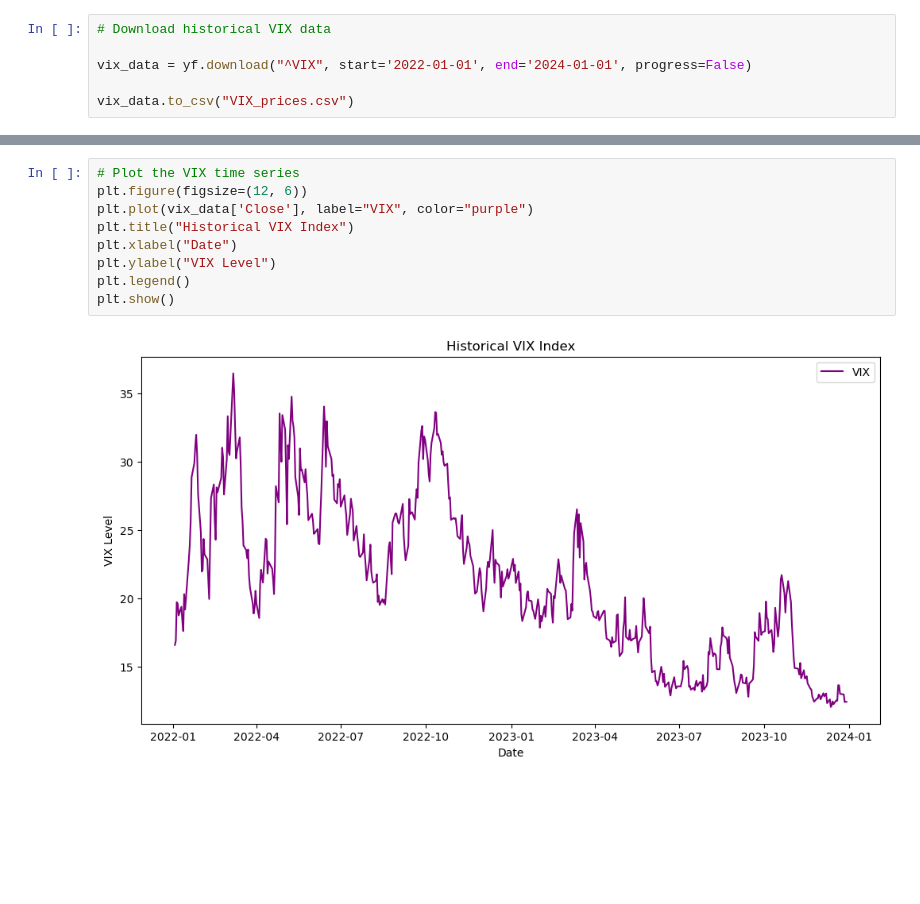
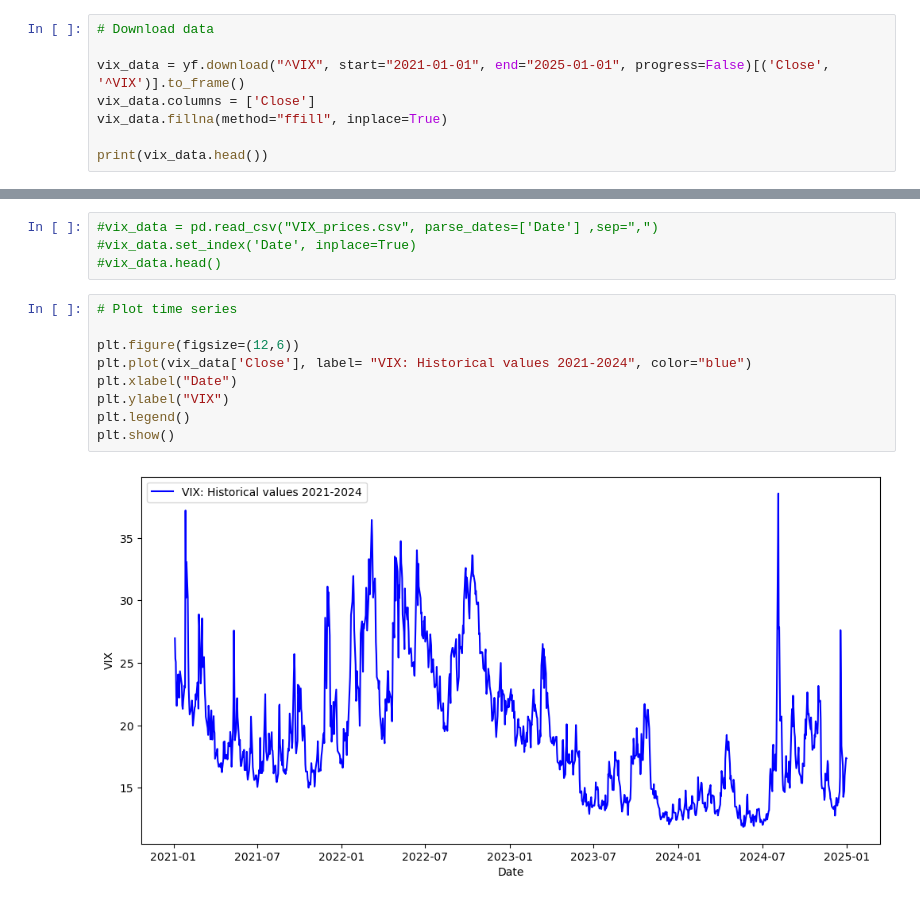
Before and after one commit to FbStatsQuant/Deep-Learning-for-Quantitative-Finance, a Jupyter notebook: VIX.ipynb, the cells around one changed output, grey strips where cells are left out. Cells and saved outputs as stored; diff of their text form; blank space fills up the shorter version.

```diff
--- a/VIX.ipynb
+++ b/VIX.ipynb
@@ -6,7 +6,9 @@ import matplotlib.pyplot as plt
 import warnings
 # %%
-# Download historical VIX data
+# Download data
 
-vix_data = yf.download("^VIX", start='2022-01-01', end='2024-01-01', progress=False)
+vix_data = yf.download("^VIX", start="2021-01-01", end="2025-01-01", progress=False)[('Close', '^VIX')].to_frame()
+vix_data.columns = ['Close']
+vix_data.fillna(method="ffill", inplace=True)
 
-vix_data.to_csv("VIX_prices.csv")
+print(vix_data.head())
@@ -13,12 +23,16 @@ vix_data.to_csv("VIX_prices.csv")
+# %%
+#vix_data = pd.read_csv("VIX_prices.csv", parse_dates=['Date'] ,sep=",")
+#vix_data.set_index('Date', inplace=True)
+#vix_data.head()
 # %%
-# Plot the VIX time series
-plt.figure(figsize=(12, 6))
-plt.plot(vix_data['Close'], label="VIX", color="purple")
-plt.title("Historical VIX Index")
+# Plot time series
+
+plt.figure(figsize=(12,6))
+plt.plot(vix_data['Close'], label= "VIX: Historical values 2021-2024", color="blue")
 plt.xlabel("Date")
-plt.ylabel("VIX Level")
+plt.ylabel("VIX")
 plt.legend()
 plt.show()
 # %% [output]
-[figure, old version]
+[figure, new version]
 # %%
```
Also changed, not shown: parts of 10 cells of this notebook.
